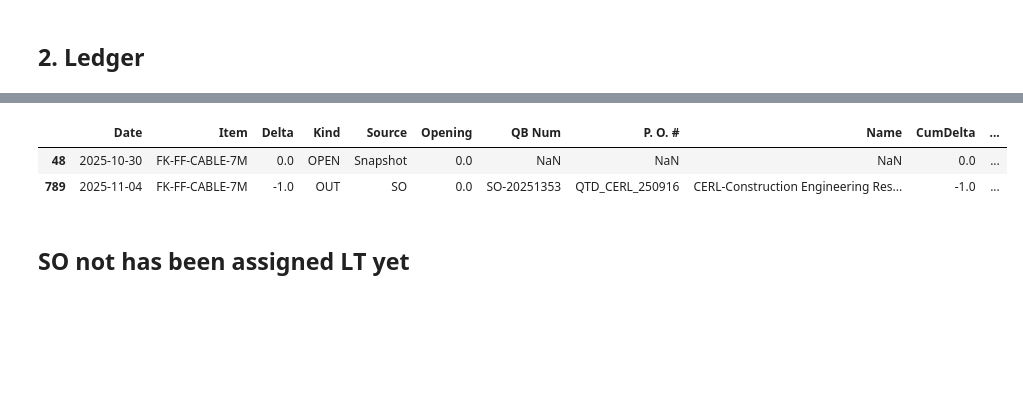
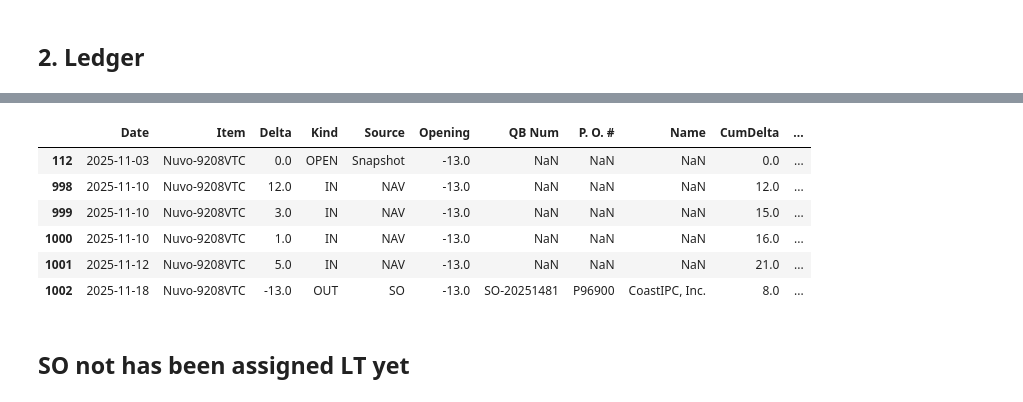
Before and after one commit to playoung2818/ERP_System, a Jupyter notebook: ERP_Dashboard.ipynb, the cells around one changed output, grey strips where cells are left out. Saved outputs shown, nothing was run; the diff lists cells and outputs as text; code cells hidden in the pictures; blank space fills up the shorter version.

```diff
--- a/ERP_Dashboard.ipynb
+++ b/ERP_Dashboard.ipynb
@@ -385,13 +237,13 @@ def _norm_cols(df: pd.DataFrame) -> pd.DataFrame:
     return df
 
 
-def build_opening_stock(SO: pd.DataFrame, prefer_wip=True) -> pd.DataFrame:
+def build_opening_stock(SO: pd.DataFrame) -> pd.DataFrame:
     """
     Build an opening-stock table per Item from SO snapshot columns.
     prefer_wip=True -> use 'On Hand - WIP' if present else 'On Hand'
     """
     src = SO.copy()
-    col = "On Hand - WIP" if (prefer_wip and "On Hand - WIP" in src.columns) else "On Hand"
+    col = "On Hand"
     if col not in src.columns:
         src[col] = 0.0
 
@@ -454,7 +306,7 @@ def build_ledger(SO: pd.DataFrame, NAV_EXP: pd.DataFrame, prefer_wip=True) -> tu
     so = _norm_cols(SO)
     nav = _norm_cols(NAV_EXP)
 
-    stock = build_opening_stock(so, prefer_wip=prefer_wip)  # Item, Opening
+    stock = build_opening_stock(so)  # Item, Opening
     events = build_events(so, nav)                          # unified IN/OUT
 
     # Seed an "OPEN" row per item (so cumulative starts from Opening)
@@ -571,11 +423,15 @@ SO.loc[SO['Item'] == 'FK-FF-CABLE-7M']
 Preinstalled_NAV = NAV_EXP.loc[NAV_EXP['Pre/Bare'] == 'Pre']
 Preinstalled_NAV.to_excel(r"Preinstalled_NAV.xlsx", sheet_name="Sheet1", index=False)
 # %%
-ledger.loc[ledger['Item'] == 'FK-FF-CABLE-7M']
+ledger.loc[ledger['Item'] == 'Nuvo-9208VTC']
 # %% [output]
 |  | Date | Item | Delta | Kind | Source | Opening | QB Num | P. O. # | Name | CumDelta | ... |
-| 48 | 2025-10-30 | FK-FF-CABLE-7M | 0.0 | OPEN | Snapshot | 0.0 | NaN | NaN | NaN | 0.0 | ... |
-| 789 | 2025-11-04 | FK-FF-CABLE-7M | -1.0 | OUT | SO | 0.0 | SO-20251353 | QTD_CERL_250916 | CERL-Construction Engineering Res... | -1.0 | ... |
+| 112 | 2025-11-03 | Nuvo-9208VTC | 0.0 | OPEN | Snapshot | -13.0 | NaN | NaN | NaN | 0.0 | ... |
+| 998 | 2025-11-10 | Nuvo-9208VTC | 12.0 | IN | NAV | -13.0 | NaN | NaN | NaN | 12.0 | ... |
+| 999 | 2025-11-10 | Nuvo-9208VTC | 3.0 | IN | NAV | -13.0 | NaN | NaN | NaN | 15.0 | ... |
+| 1000 | 2025-11-10 | Nuvo-9208VTC | 1.0 | IN | NAV | -13.0 | NaN | NaN | NaN | 16.0 | ... |
+| 1001 | 2025-11-12 | Nuvo-9208VTC | 5.0 | IN | NAV | -13.0 | NaN | NaN | NaN | 21.0 | ... |
+| 1002 | 2025-11-18 | Nuvo-9208VTC | -13.0 | OUT | SO | -13.0 | SO-20251481 | P96900 | CoastIPC, Inc. | 8.0 | ... |
 # %%
 violations.to_excel(r"violations.xlsx", sheet_name="Sheet1", index=False)
 # %% [markdown]
```
Also changed, not shown: parts of 7 cells of this notebook, 5 other files.
